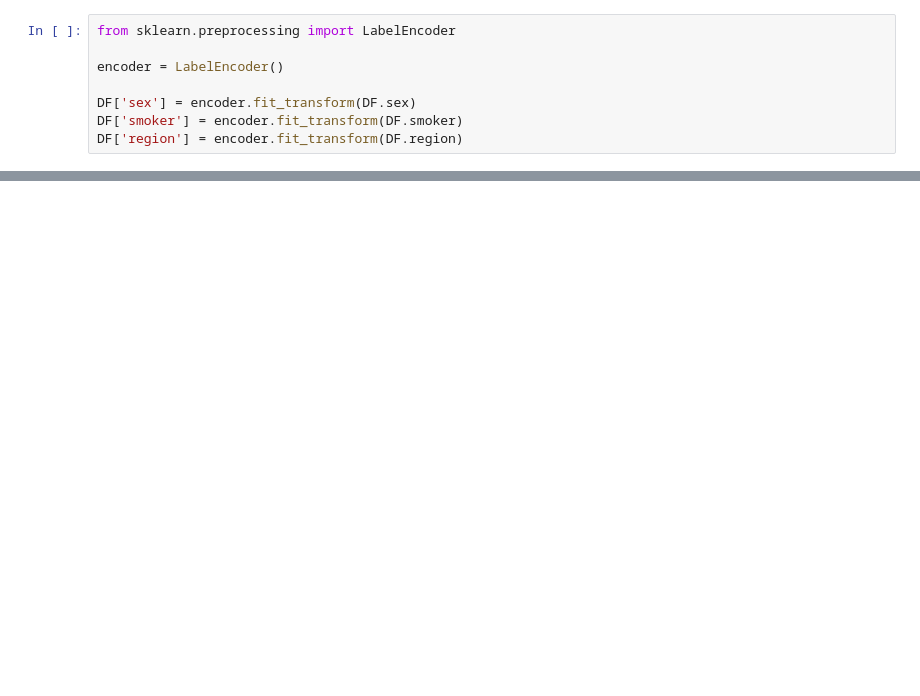
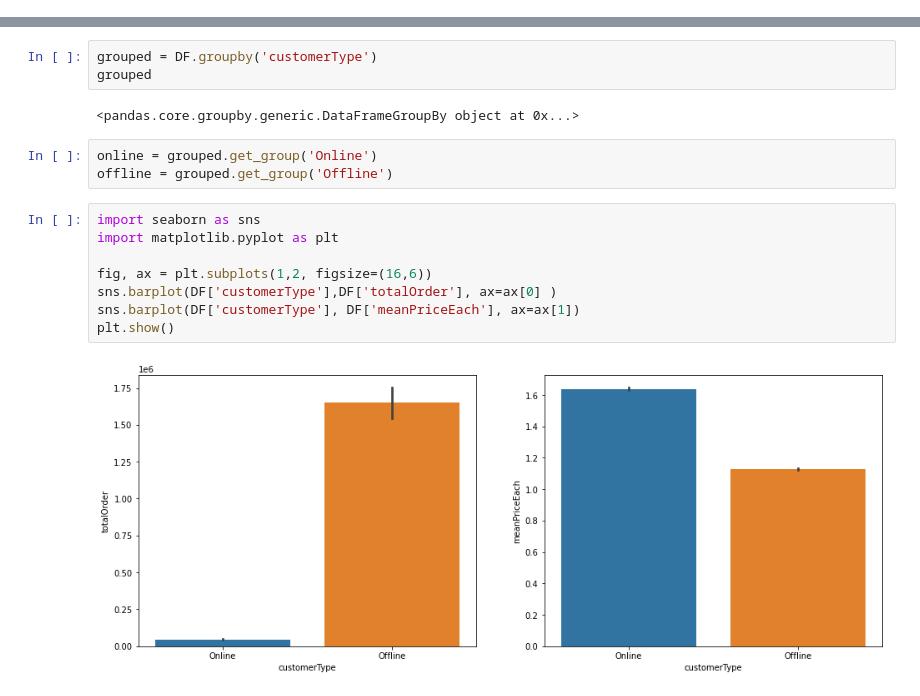
Before and after one commit to Seungeun-Song/Study-for-K-Digital-AI-developer, a Jupyter notebook: Practice/21_03_13_연습3.ipynb, the cells around one changed output, grey strips where cells are left out. Saved outputs shown, nothing was run; the diff lists cells and outputs as text; blank space fills up the shorter version.

```diff
--- a/Practice/21_03_13_연습3.ipynb
+++ b/Practice/21_03_13_연습3.ipynb
@@ -103,8 +33,0 @@ plt.show()
-# %%
-from sklearn.preprocessing import LabelEncoder
-
-encoder = LabelEncoder()
-
-DF['sex'] = encoder.fit_transform(DF.sex)
-DF['smoker'] = encoder.fit_transform(DF.smoker)
-DF['region'] = encoder.fit_transform(DF.region)
@@ -155,0 +58,18 @@ np.sqrt(mse)
+# %%
+grouped = DF.groupby('customerType')
+grouped
+# %% [output]
+<pandas.core.groupby.generic.DataFrameGroupBy object at 0x...>
+# %%
+online = grouped.get_group('Online')
+offline = grouped.get_group('Offline')
+# %%
+import seaborn as sns
+import matplotlib.pyplot as plt
+
+fig, ax = plt.subplots(1,2, figsize=(16,6))
+sns.barplot(DF['customerType'],DF['totalOrder'], ax=ax[0] )
+sns.barplot(DF['customerType'], DF['meanPriceEach'], ax=ax[1])
+plt.show()
+# %% [output]
+[figure, added]
```
Also changed, not shown: parts of 89 cells of this notebook.
